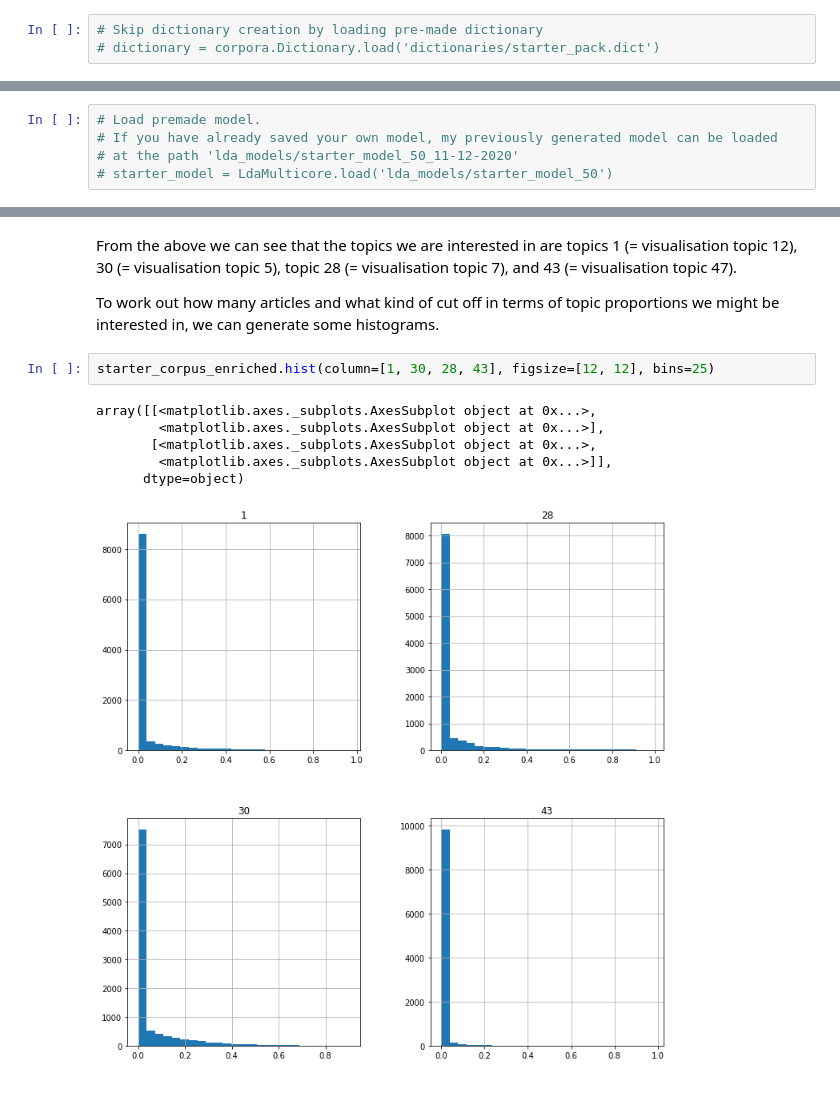
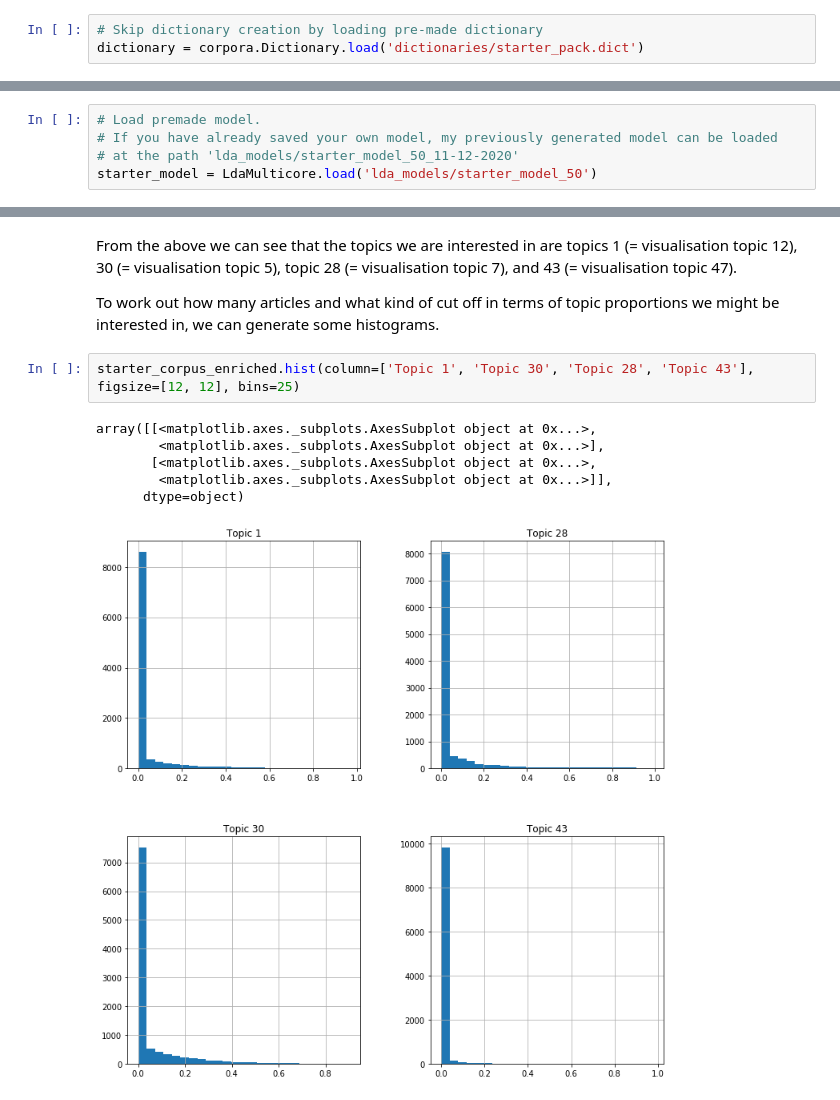
Before and after one commit to JoshuaDavidBlack/NPOD_Philosophy, a Jupyter notebook: starter_topicmodels.ipynb, the cells around one changed output, grey strips where cells are left out. Saved outputs shown, nothing was run; the diff lists cells and outputs as text.

```diff
--- a/starter_topicmodels.ipynb
+++ b/starter_topicmodels.ipynb
@@ -149,3 +193,3 @@ logging.basicConfig(format='%(asctime)s : %(levelname)s : %(message)s',
 # %%
 # Skip dictionary creation by loading pre-made dictionary
-# dictionary = corpora.Dictionary.load('dictionaries/starter_pack.dict')
+dictionary = corpora.Dictionary.load('dictionaries/starter_pack.dict')
@@ -235,4 +293,4 @@ starter_model.save('lda_models/starter_model_50')
 # Load premade model.
 # If you have already saved your own model, my previously generated model can be loaded
 # at the path 'lda_models/starter_model_50_11-12-2020'
-# starter_model = LdaMulticore.load('lda_models/starter_model_50')
+starter_model = LdaMulticore.load('lda_models/starter_model_50')
@@ -328,11 +384,11 @@ From the above we can see that the topics we are interested in are topics 1 (= v
 
 To work out how many articles and what kind of cut off in terms of topic proportions we might be interested in, we can generate some histograms.
 # %%
-starter_corpus_enriched.hist(column=[1, 30, 28, 43], figsize=[12, 12], bins=25)
+starter_corpus_enriched.hist(column=['Topic 1', 'Topic 30', 'Topic 28', 'Topic 43'], figsize=[12, 12], bins=25)
 # %% [output]
 array([[<matplotlib.axes._subplots.AxesSubplot object at 0x...>,
         <matplotlib.axes._subplots.AxesSubplot object at 0x...>],
        [<matplotlib.axes._subplots.AxesSubplot object at 0x...>,
         <matplotlib.axes._subplots.AxesSubplot object at 0x...>]],
       dtype=object)
-[figure, old version]
+[figure, new version]
```
Also changed, not shown: parts of 57 cells of this notebook, 13 other files.
